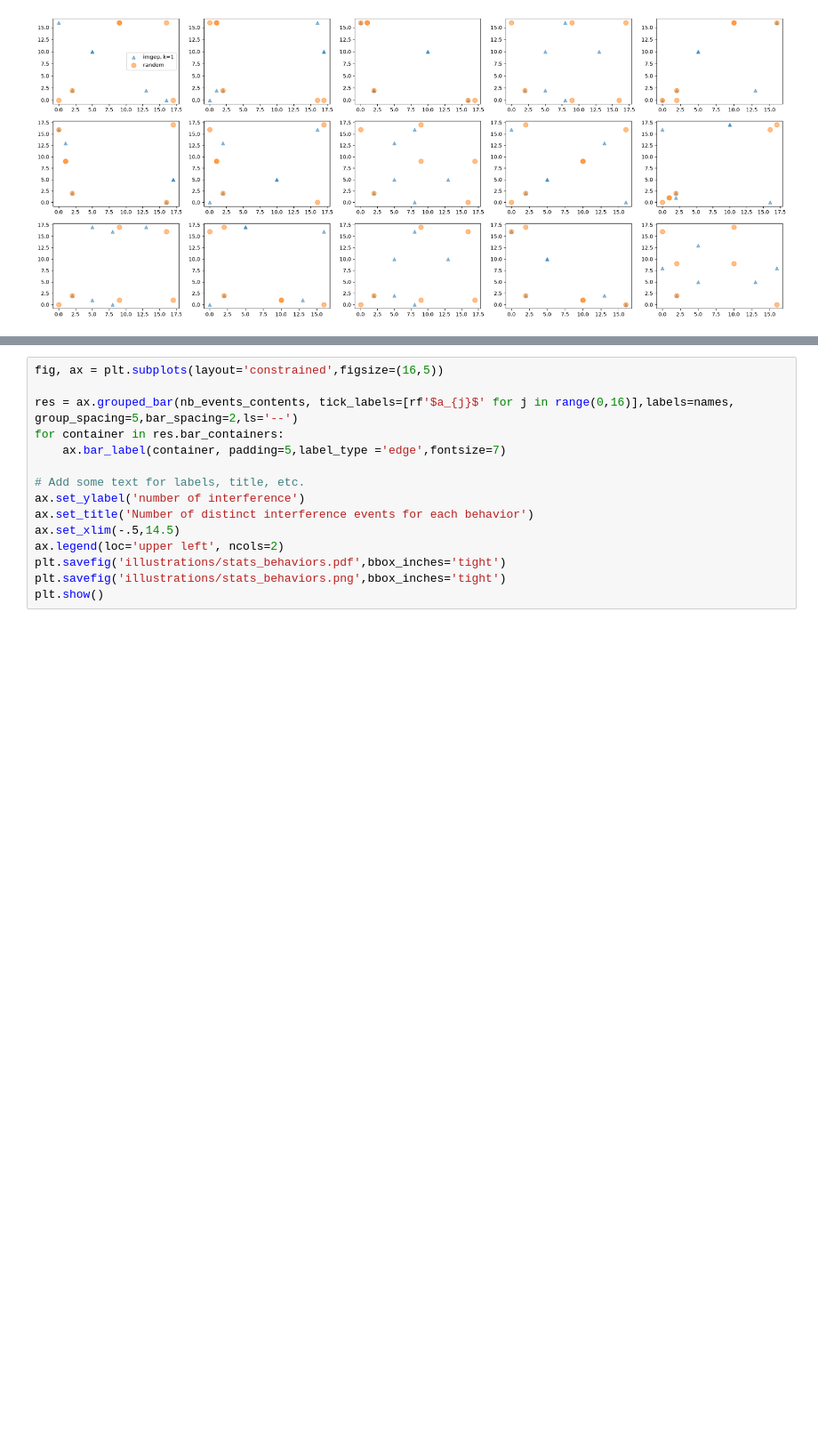
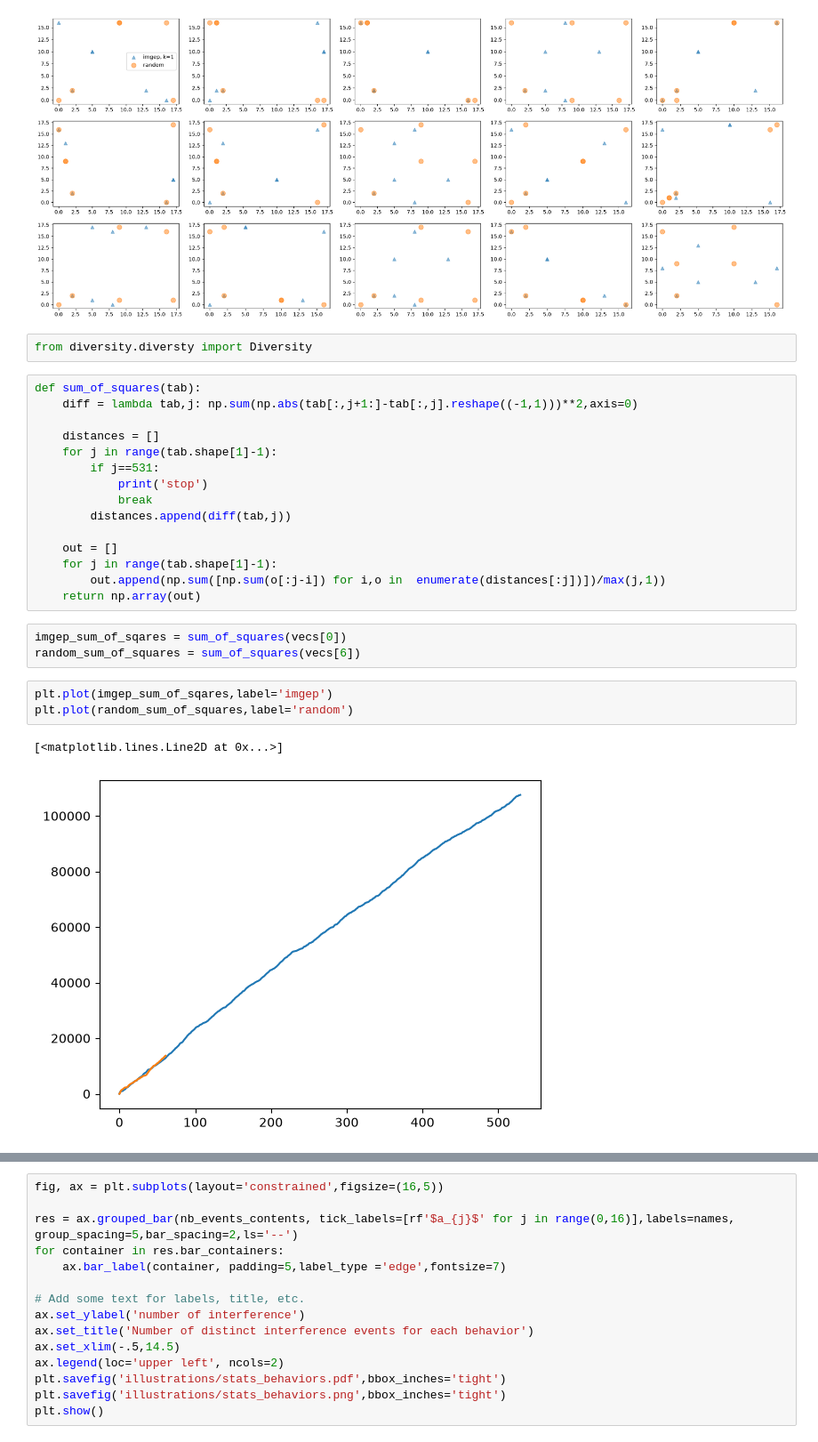
Before and after one commit to Ludoviccccc/Aixia_nouvelle_approche, a Jupyter notebook: analysis_imgep_if.ipynb, the cells around one changed output, grey strips where cells are left out. Shown at 89% size. Cells and saved outputs as stored; diff of their text form; blank space fills up the shorter version.

```diff
--- a/analysis_imgep_if.ipynb
+++ b/analysis_imgep_if.ipynb
@@ -383,3 +401,29 @@ for k,(i,j) in enumerate(combs):
             ax.legend()
 # %% [output]
 [figure]
+# %%
+from diversity.diversty import Diversity
+# %%
+def sum_of_squares(tab):
+    diff = lambda tab,j: np.sum(np.abs(tab[:,j+1:]-tab[:,j].reshape((-1,1)))**2,axis=0)
+
+    distances = []
+    for j in range(tab.shape[1]-1):
+        if j==531:
+            print('stop')
+            break
+        distances.append(diff(tab,j))
+
+    out = []
+    for j in range(tab.shape[1]-1):
+        out.append(np.sum([np.sum(o[:j-i]) for i,o in  enumerate(distances[:j])])/max(j,1))
+    return np.array(out)
+# %%
+imgep_sum_of_sqares = sum_of_squares(vecs[0])
+random_sum_of_squares = sum_of_squares(vecs[6])
+# %%
+plt.plot(imgep_sum_of_sqares,label='imgep')
+plt.plot(random_sum_of_squares,label='random')
+# %% [output]
+[<matplotlib.lines.Line2D at 0x...>]
+[figure, added]
```
Also changed, not shown: parts of 19 cells of this notebook.
